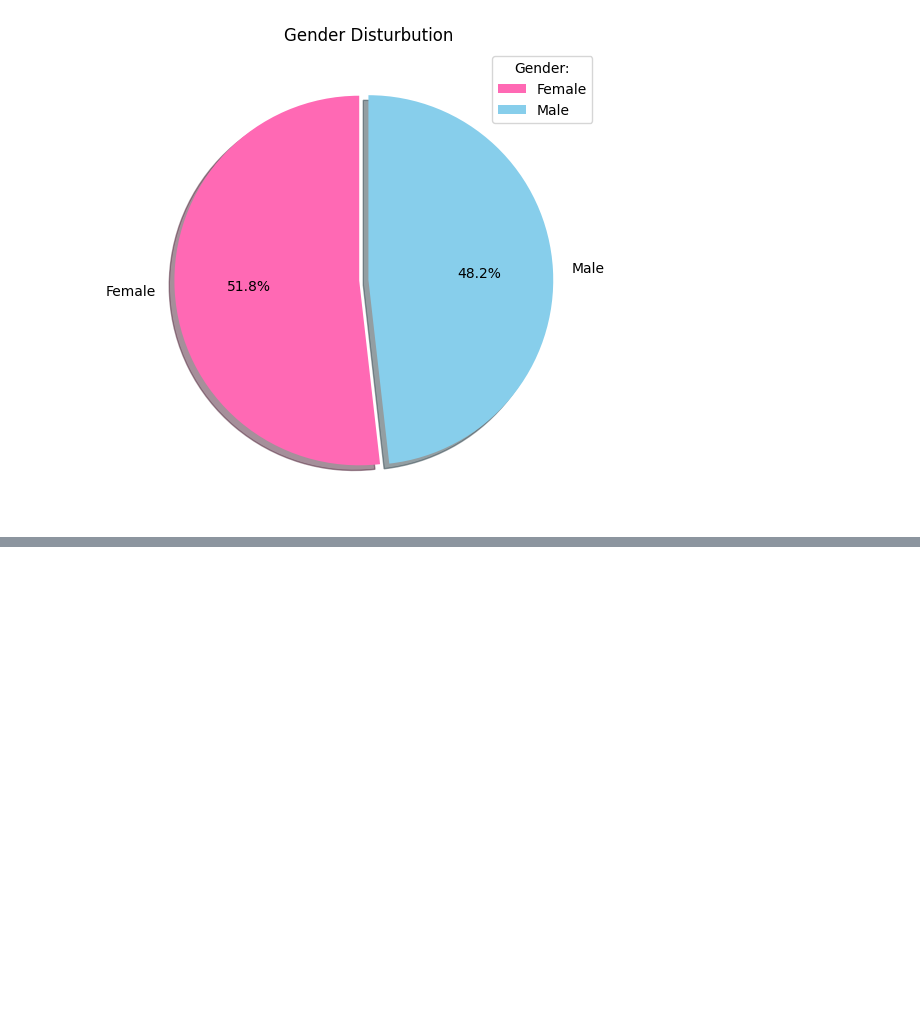
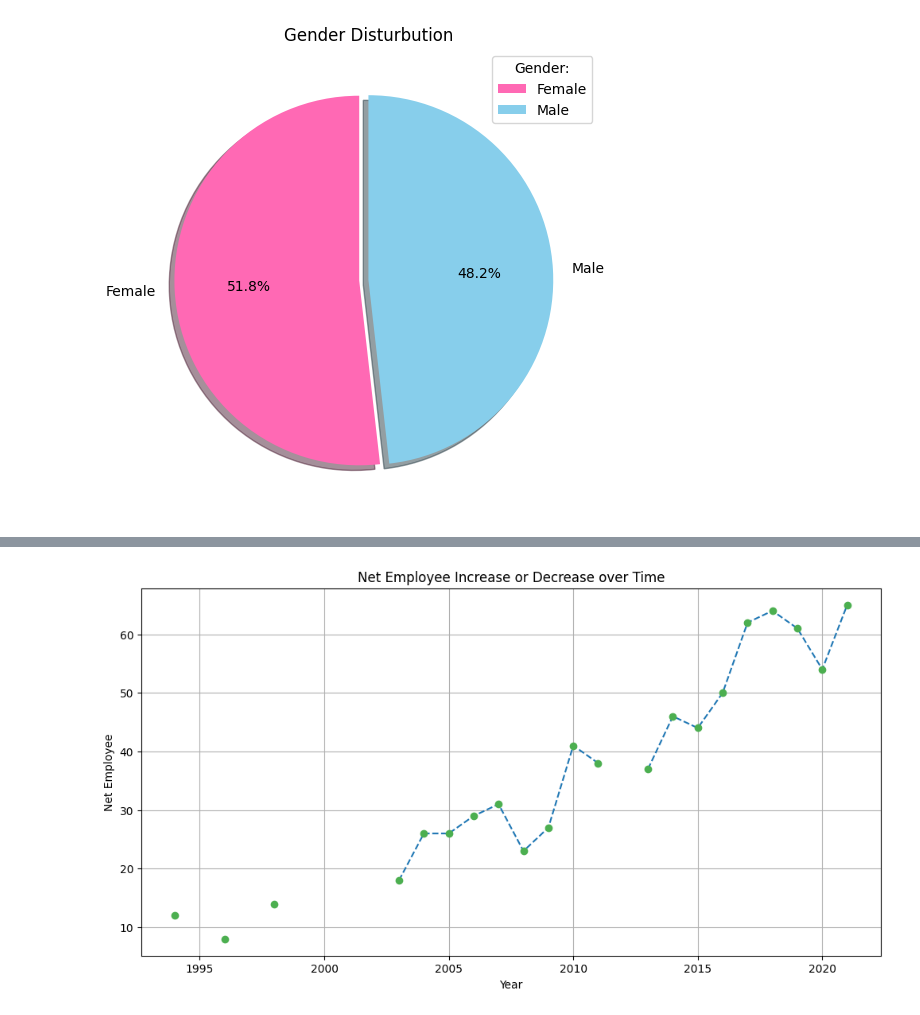
Before and after one commit to OmarBashqawi/estarta_task_one, a Jupyter notebook: employee.ipynb, the cells around one changed output, grey strips where cells are left out. Saved outputs shown, nothing was run; the diff lists cells and outputs as text; code cells hidden in the pictures; blank space fills up the shorter version.

```diff
--- a/employee.ipynb
+++ b/employee.ipynb
@@ -220,0 +234,12 @@ plt.show()
+# %%
+# net employee increase or decrease over time
+net_employee = hire_date - exit_date
+plt.figure(figsize=(12,6))
+plt.plot(net_employee.index, net_employee.values, marker = "o", mec = '#4CAF50', mfc = '#4CAF50', linestyle = "--")
+plt.grid()
+plt.title("Net Employee Increase or Decrease over Time")
+plt.xlabel("Year")
+plt.ylabel("Net Employee")
+plt.show()
+# %% [output]
+[figure, added]
```
Also changed, not shown: parts of 4 cells of this notebook, 1 other file.
